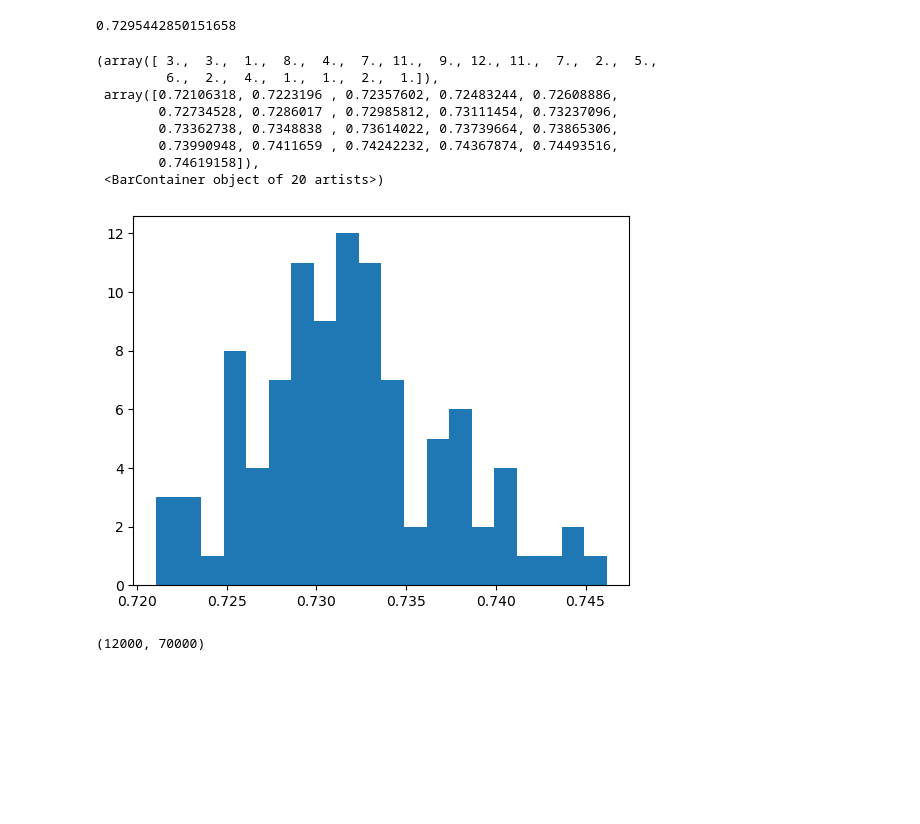
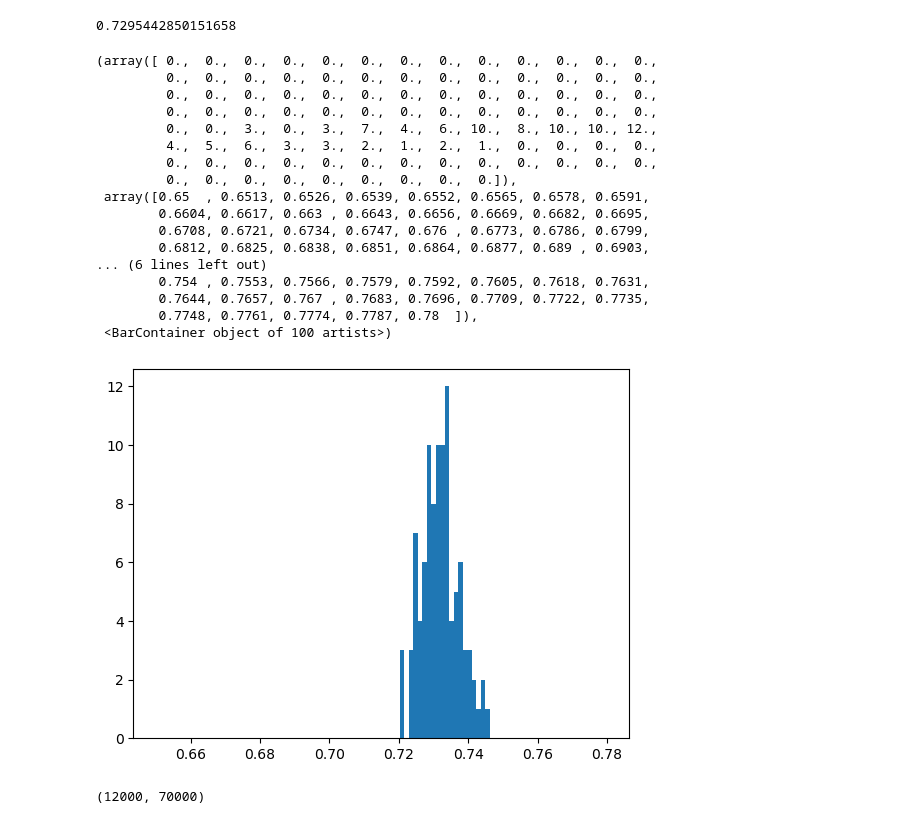
Before and after one commit to Usatoff/datasets_similarity, a Jupyter notebook: base.ipynb, the cells around one changed output. Cells and saved outputs as stored; diff of their text form; code cells hidden in the pictures; blank space fills up the shorter version.

```diff
--- a/base.ipynb
+++ b/base.ipynb
@@ -168,17 +168,26 @@ def get_similarities(ds1, ds2, subsample_size=100, iters=100):
 # %%
 similarities_list = get_similarities(my_dataset_1, my_dataset_2)
 # %%
-plt.hist(similarities_list, bins=20)
+plt.hist(similarities_list, bins=100, range=[0.65, 0.78])
 # %% [output]
-(array([ 3.,  3.,  1.,  8.,  4.,  7., 11.,  9., 12., 11.,  7.,  2.,  5.,
-         6.,  2.,  4.,  1.,  1.,  2.,  1.]),
- array([0.72106318, 0.7223196 , 0.72357602, 0.72483244, 0.72608886,
-        0.72734528, 0.7286017 , 0.72985812, 0.73111454, 0.73237096,
-        0.73362738, 0.7348838 , 0.73614022, 0.73739664, 0.73865306,
-        0.73990948, 0.7411659 , 0.74242232, 0.74367874, 0.74493516,
-        0.74619158]),
- <BarContainer object of 20 artists>)
+(array([ 0.,  0.,  0.,  0.,  0.,  0.,  0.,  0.,  0.,  0.,  0.,  0.,  0.,
+         0.,  0.,  0.,  0.,  0.,  0.,  0.,  0.,  0.,  0.,  0.,  0.,  0.,
+         0.,  0.,  0.,  0.,  0.,  0.,  0.,  0.,  0.,  0.,  0.,  0.,  0.,
+         0.,  0.,  0.,  0.,  0.,  0.,  0.,  0.,  0.,  0.,  0.,  0.,  0.,
+         0.,  0.,  3.,  0.,  3.,  7.,  4.,  6., 10.,  8., 10., 10., 12.,
+         4.,  5.,  6.,  3.,  3.,  2.,  1.,  2.,  1.,  0.,  0.,  0.,  0.,
+         0.,  0.,  0.,  0.,  0.,  0.,  0.,  0.,  0.,  0.,  0.,  0.,  0.,
+         0.,  0.,  0.,  0.,  0.,  0.,  0.,  0.,  0.]),
+ array([0.65  , 0.6513, 0.6526, 0.6539, 0.6552, 0.6565, 0.6578, 0.6591,
+        0.6604, 0.6617, 0.663 , 0.6643, 0.6656, 0.6669, 0.6682, 0.6695,
+        0.6708, 0.6721, 0.6734, 0.6747, 0.676 , 0.6773, 0.6786, 0.6799,
+        0.6812, 0.6825, 0.6838, 0.6851, 0.6864, 0.6877, 0.689 , 0.6903,
+... (6 lines left out)
+        0.754 , 0.7553, 0.7566, 0.7579, 0.7592, 0.7605, 0.7618, 0.7631,
+        0.7644, 0.7657, 0.767 , 0.7683, 0.7696, 0.7709, 0.7722, 0.7735,
+        0.7748, 0.7761, 0.7774, 0.7787, 0.78  ]),
+ <BarContainer object of 100 artists>)
-[figure, old version]
+[figure, new version]
 # %%
 test_dataset = MyDataset(images_folder="/Users/alex-usatoff/Downloads/faces_datasets/ds2")
 len(test_dataset), len(my_dataset)
```
Also changed, not shown: parts of 1 cell of this notebook.
